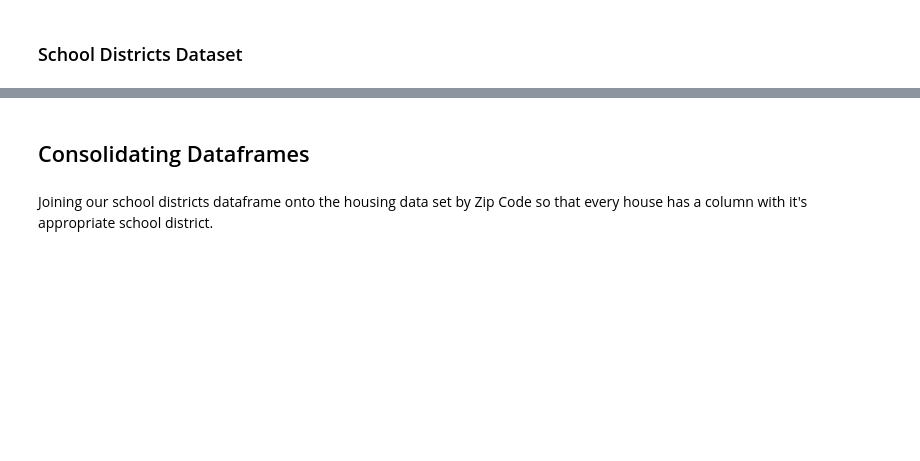
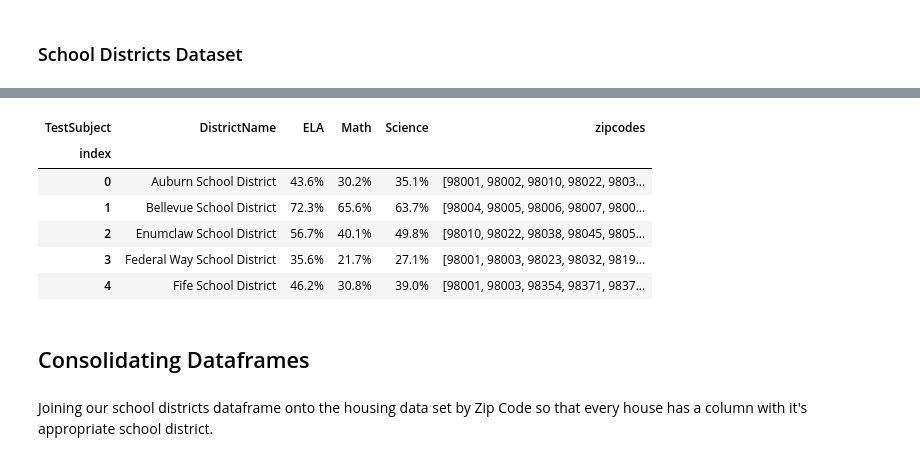
Before and after one commit to aokdata/King-County-House-Sales-, a Jupyter notebook: Data Preparation and Cleaning Notebook.ipynb, the cells around one changed output, grey strips where cells are left out. Saved outputs shown, nothing was run; the diff lists cells and outputs as text; code cells hidden in the pictures; blank space fills up the shorter version.

```diff
--- a/Data Preparation and Cleaning Notebook.ipynb
+++ b/Data Preparation and Cleaning Notebook.ipynb
@@ -182,0 +418,5 @@ king_school_df.head()
+# %%
+#Create For Loop for adding Zip Code column to corresponding School District
+for index,district in enumerate(main_king_school_df.DistrictName):
+    if district in King_County_School_District_Zipcodes.keys():
+        main_king_school_df.loc[index,'zipcodes'] = (",".join(King_County_School_District_Zipcodes[district]))
@@ -183,3 +442,17 @@ king_school_df.head()
+# %%
+#Create new column `zipcodes` which contains all the zipcodes corresponding to each school district
+main_king_school_df['zipcodes'] =main_king_school_df['zipcodes'].apply(lambda x: str(x).split(','))
+# %%
+#View our dataframe with our new `zipcodes` column
+main_king_school_df.head()
+# %% [output]
+| TestSubject | DistrictName | ELA | Math | Science | zipcodes |
+| index |  |  |  |  |  |
+| 0 | Auburn School District | 43.6% | 30.2% | 35.1% | [98001, 98002, 98010, 98022, 9803... |
+| 1 | Bellevue School District | 72.3% | 65.6% | 63.7% | [98004, 98005, 98006, 98007, 9800... |
+| 2 | Enumclaw School District | 56.7% | 40.1% | 49.8% | [98010, 98022, 98038, 98045, 9805... |
+| 3 | Federal Way School District | 35.6% | 21.7% | 27.1% | [98001, 98003, 98023, 98032, 9819... |
+| 4 | Fife School District | 46.2% | 30.8% | 39.0% | [98001, 98003, 98354, 98371, 9837... |
 # %% [markdown]
  ## Consolidating Dataframes
 # %% [markdown]
```
Also changed, not shown: parts of 34 cells of this notebook, 1 other file.
